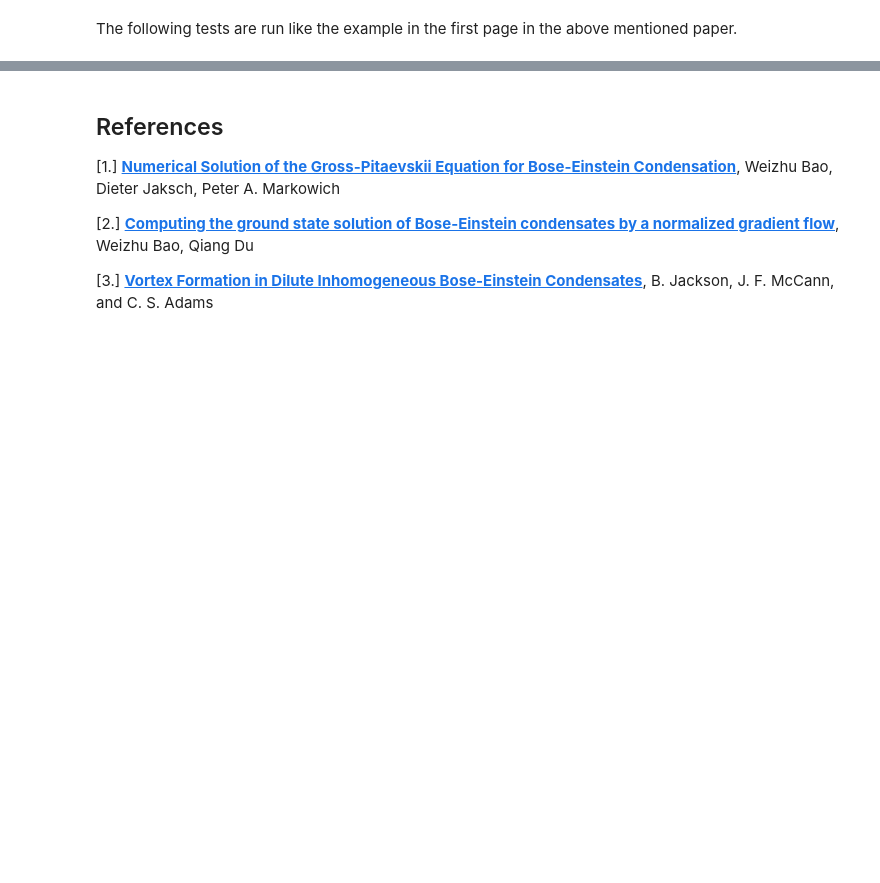
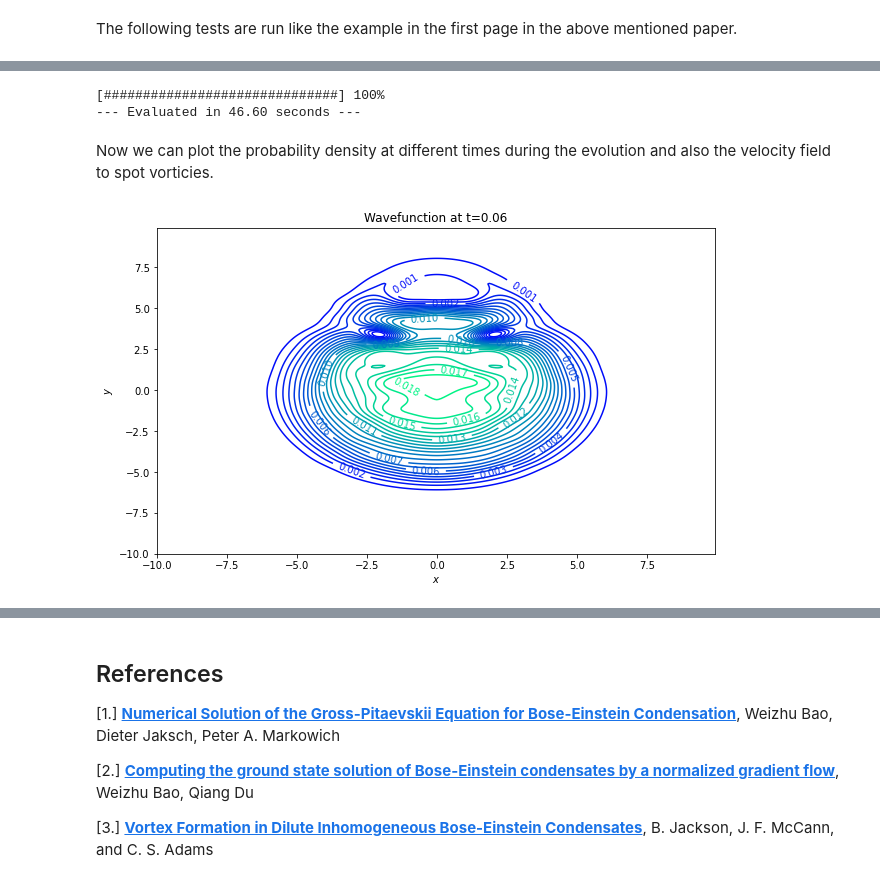
Before and after one commit to mvilucchio/BEC_TSSP, a Jupyter notebook: final_notebook.ipynb, the cells around one changed output, grey strips where cells are left out. Cells and saved outputs as stored; diff of their text form; code cells hidden in the pictures; blank space fills up the shorter version.

```diff
--- a/final_notebook.ipynb
+++ b/final_notebook.ipynb
@@ -103,6 +103,6 @@ dt = 0.001
 eps = 1
 # %%
 start_time = time.time()
-t, X, Y, psi = gp.td_tssp_2d_pbc(M, N, a, b, psi0, potential, dt, beta, eps, saving_time)
+t, X, Y, psi = gp.td_tssp_2d_pbc(M, N, saving_time, x_range, y_range, psi0, potential, dt, beta, eps, verbose=False)
 end_time = time.time()
 print("--- Evaluated in {:.2f} seconds ---".format(end_time - start_time))
@@ -156,0 +180,19 @@ for i in range(len(t)):
+# %%
+# make some variables to call this function
+start_time = time.time()
+t, X, T, psi_t = gp.ti_tssp_2d_pbc(M, 7000, 50, x_range, y_range, psi[-1], potential_t, dt, beta, eps)
+end_time = time.time()
+print("--- Evaluated in {:.2f} seconds ---".format(end_time - start_time))
+# %% [output]
+[##############################] 100%
+--- Evaluated in 46.60 seconds ---
+# %% [markdown]
+Now we can plot the probability density at different times during the evolution and also the velocity field to spot vorticies.
+# %%
+frame = 61
+contour_fig = pt.contour_plotter(X, Y, np.abs(psi_t[frame])**2, title='Wavefunction at t={:.2f}'.format(dt*frame), show_plot=False)
+axis_contour = contour_fig.gca()
+axis_contour.axis = ([-7.5,7.5,-7.5,7.5])
+plt.show()
+# %% [output]
+[figure, added]
```
Also changed, not shown: parts of 19 cells of this notebook.
